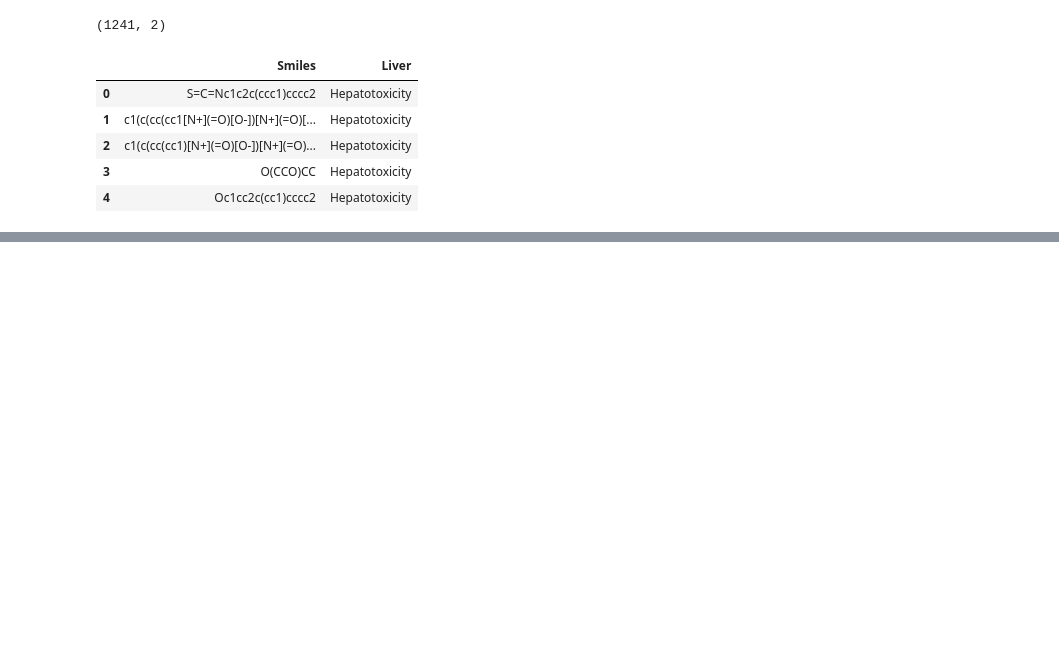
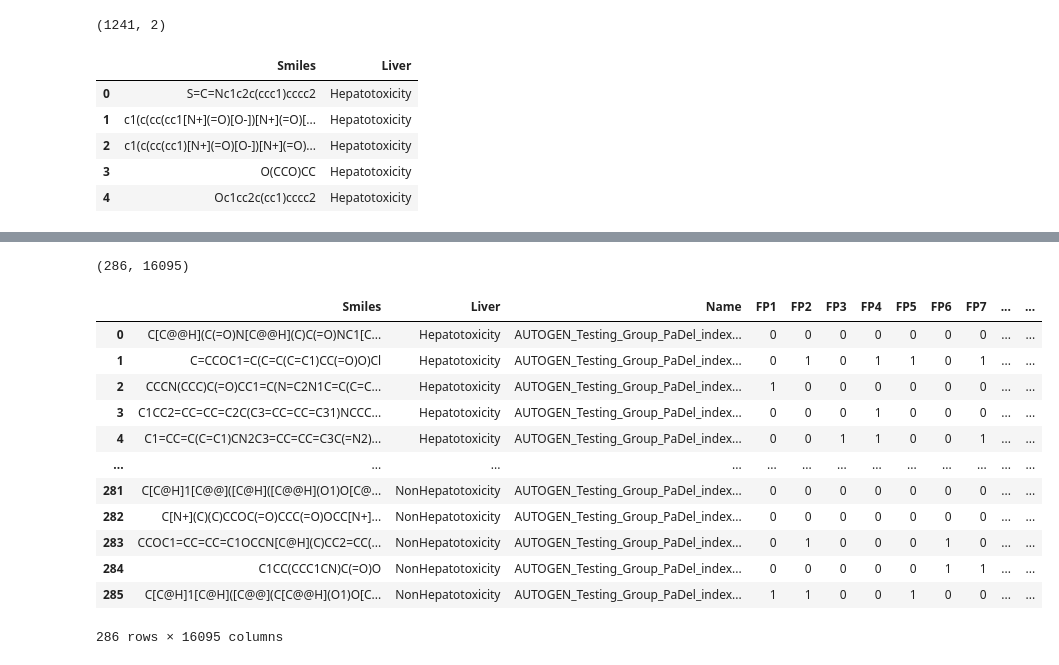
Before and after one commit to ongxuanhong/dili-drug-liver-interaction, a Jupyter notebook: 01.1_molecular.ipynb, the cells around one changed output, grey strips where cells are left out. Cells and saved outputs as stored; diff of their text form; code cells hidden in the pictures; blank space fills up the shorter version.

```diff
--- a/01.1_molecular.ipynb
+++ b/01.1_molecular.ipynb
@@ -491,0 +519,4 @@ pd_final.to_parquet("data/training_class_x15.paruet", compression="gzip")
+# %%
+pd_idx = pd.read_csv("data/Testing_Group_PaDel_index_x20.csv")
+print(pd_idx.shape)
+pd_idx.head()
@@ -491,0 +531,4 @@ pd_final.to_parquet("data/training_class_x15.paruet", compression="gzip")
+# %%
+pd_test = pd.read_csv("data/Testing_Group_PaDel_x20.csv")
+print(pd_test.shape)
+pd_test.head()
@@ -491,0 +546,19 @@ pd_final.to_parquet("data/training_class_x15.paruet", compression="gzip")
+# %%
+pd_final = pd_idx.join(pd_test)
+print(pd_final.shape)
+pd_final
+# %% [output]
+(286, 16095)
+|  | Smiles | Liver | Name | FP1 | FP2 | FP3 | FP4 | FP5 | FP6 | FP7 | ... | ... |
+| 0 | C[C@@H](C(=O)N[C@@H](C)C(=O)NC1[C... | Hepatotoxicity | AUTOGEN_Testing_Group_PaDel_index... | 0 | 0 | 0 | 0 | 0 | 0 | 0 | ... | ... |
+| 1 | C=CCOC1=C(C=C(C=C1)CC(=O)O)Cl | Hepatotoxicity | AUTOGEN_Testing_Group_PaDel_index... | 0 | 1 | 0 | 1 | 1 | 0 | 1 | ... | ... |
+| 2 | CCCN(CCC)C(=O)CC1=C(N=C2N1C=C(C=C... | Hepatotoxicity | AUTOGEN_Testing_Group_PaDel_index... | 1 | 0 | 0 | 0 | 0 | 0 | 0 | ... | ... |
+| 3 | C1CC2=CC=CC=C2C(C3=CC=CC=C31)NCCC... | Hepatotoxicity | AUTOGEN_Testing_Group_PaDel_index... | 0 | 0 | 0 | 1 | 0 | 0 | 0 | ... | ... |
+| 4 | C1=CC=C(C=C1)CN2C3=CC=CC=C3C(=N2)... | Hepatotoxicity | AUTOGEN_Testing_Group_PaDel_index... | 0 | 0 | 1 | 1 | 0 | 0 | 1 | ... | ... |
+| ... | ... | ... | ... | ... | ... | ... | ... | ... | ... | ... | ... | ... |
+| 281 | C[C@H]1[C@@]([C@H]([C@@H](O1)O[C@... | NonHepatotoxicity | AUTOGEN_Testing_Group_PaDel_index... | 0 | 0 | 0 | 0 | 0 | 0 | 0 | ... | ... |
+| 282 | C[N+](C)(C)CCOC(=O)CCC(=O)OCC[N+]... | NonHepatotoxicity | AUTOGEN_Testing_Group_PaDel_index... | 0 | 0 | 0 | 0 | 0 | 0 | 0 | ... | ... |
+| 283 | CCOC1=CC=CC=C1OCCN[C@H](C)CC2=CC(... | NonHepatotoxicity | AUTOGEN_Testing_Group_PaDel_index... | 0 | 1 | 0 | 0 | 0 | 1 | 0 | ... | ... |
+| 284 | C1CC(CCC1CN)C(=O)O | NonHepatotoxicity | AUTOGEN_Testing_Group_PaDel_index... | 0 | 0 | 0 | 0 | 0 | 1 | 1 | ... | ... |
+| 285 | C[C@H]1[C@H]([C@@](C[C@@H](O1)O[C... | NonHepatotoxicity | AUTOGEN_Testing_Group_PaDel_index... | 1 | 1 | 0 | 0 | 1 | 0 | 0 | ... | ... |
+286 rows × 16095 columns
```
Also changed, not shown: parts of 16 cells of this notebook, 7 other files.
